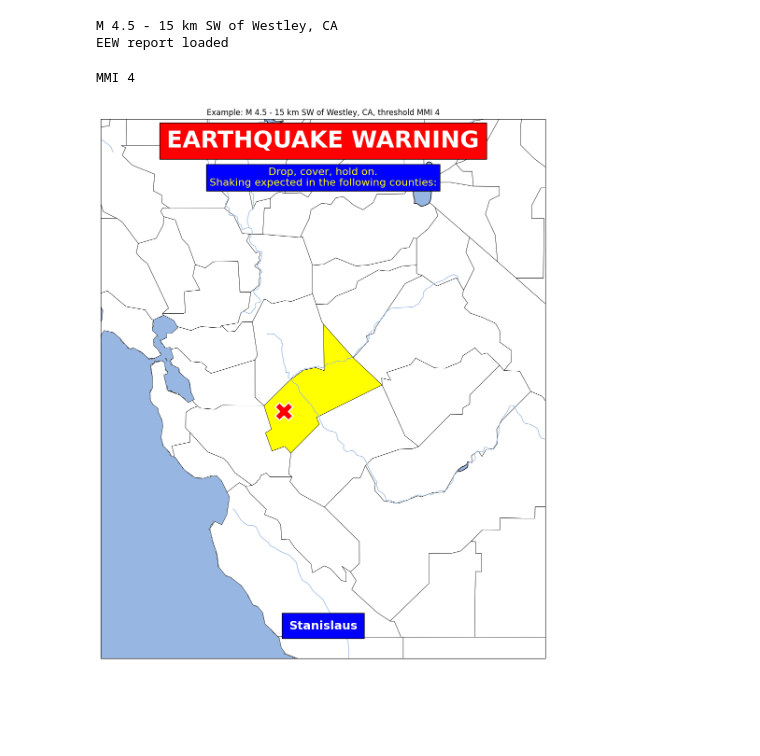
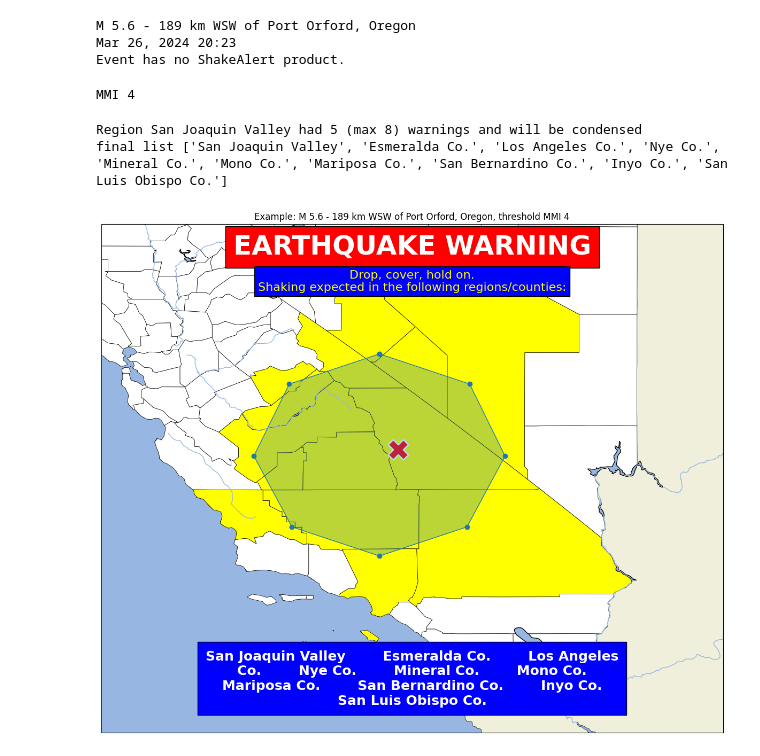
Before and after one commit to yair-franco/cal_eew_sim, a Jupyter notebook: usgs_api.ipynb, the cells around one changed output. Saved outputs shown, nothing was run; the diff lists cells and outputs as text; code cells hidden in the pictures; blank space fills up the shorter version.

```diff
--- a/usgs_api.ipynb
+++ b/usgs_api.ipynb
@@ -105,8 +138,8 @@ lims = [-127.376, -112.412, 31.166, 42.656]
 url = 'https://earthquake.usgs.gov/fdsnws/event/1/query'
 query = {
     "format": "geojson",
-    "starttime": '2022-01-01',
-    "minmagnitude": '4.5',
+    "starttime": '2020-01-01',
+    "minmagnitude": '5.5',
     "minlongitude": lims[0],
     "maxlongitude": lims[1],
     "minlatitude": lims[2],
@@ -118,4 +151,8 @@ r = requests.get(url, params=query)
 if r.status_code == 200:
     data = r.json()
 else:
+    data = None
     print("error")
+
+pprint(data['features'])
+print(len(data['features']))
@@ -142,6 +177,12 @@ data
 # %%
-event = data['features'][52]
-print(event['properties']['title'])
+event = data['features'][5]
+ev_name = event['properties']['title']
+ev_time = event['properties']['time']
+ev_utc = datetime.fromtimestamp(ev_time / 1000, UTC)
+ev_local = ev_utc.astimezone(ZoneInfo("America/Los_Angeles"))
+time_str = ev_local.strftime("%b %d, %Y %H:%M")
+print(ev_name)
+print(time_str)
 event_detail_url = event['properties']['detail']
 r2 = requests.get(event_detail_url)
 ss_detail = r2.json()
@@ -154,8 +195,9 @@ try:
 except:
     print("Event has no ShakeAlert product.")
 # %% [output]
-M 4.5 - 15 km SW of Westley, CA
-EEW report loaded
+M 5.6 - 189 km WSW of Port Orford, Oregon
+Mar 26, 2024 20:23
+Event has no ShakeAlert product.
 # %%
 try:
     alert = eew_data['alerts'][-1]['features']
@@ -204,7 +246,7 @@ if len("".join(warned_names)) >= 50:
 
     # First pass: identify and add condensed regions
     for r in reversed(regions):
-        if warns_per_region[r] >= len(regions[r]) - 3:
+        if warns_per_region[r] >= len(regions[r]) - 3 or warns_per_region[r] > 7:
             print(f"Region {r} had {warns_per_region[r]} (max {len(regions[r])}) warnings and will be condensed")
             warned_areas.insert(0, r)  # Add region to front
             regions_used = True
@@ -224,6 +266,9 @@ if len("".join(warned_names)) >= 50:
     print(f'final list {final_warned_areas}')
 else:
     final_warned_areas = warned_names
+# %% [output]
+Region San Joaquin Valley had 5 (max 8) warnings and will be condensed
+final list ['San Joaquin Valley', 'Esmeralda Co.', 'Los Angeles Co.', 'Nye Co.', 'Mineral Co.', 'Mono Co.', 'Mariposa Co.', 'San Bernardino Co.', 'Inyo Co.', 'San Luis Obispo Co.']
 # %%
 fig, axi = plt.subplots(1,1,figsize=(15,15), subplot_kw={'projection': ccrs.PlateCarree()})
 
@@ -235,36 +280,36 @@ calnev_counties.plot(ax=axi,color=colors,edgecolor='black',linewidth=0.5)
 # map_lims = [epix - poly_diameter, epix + poly_diameter, epiy - poly_diameter/1.5, epiy + poly_diameter/1.5]
 pad = 1.5
 x1, y1, x2, y2 = calnev_counties[calnev_counties['warned']==True].total_bounds
-map_lims = (x1 - pad, x2 + pad, y1 - pad, y2 + pad)
+map_lims = (x1 - pad, x2 + pad, y1 - pad/1.5, y2 + pad/1.5)
 
 axi.set_extent(map_lims)
 
 # axi.add_feature(cfeature.COASTLINE)
 # axi.add_feature(cfeature.BORDERS, linestyle=':')
 axi.add_feature(cfeature.LAND, edgecolor='black')
 axi.add_feature(cfeature.LAKES, edgecolor='black')
 axi.add_feature(cfeature.RIVERS)
 # axi.add_feature(cfeature.STATES)
 axi.add_feature(cfeature.OCEAN)
 
 
 ew_style = dict(boxstyle='square', facecolor='red', edgecolor='black')
 axi.text(0.5,0.98,'EARTHQUAKE WARNING',transform=axi.transAxes,fontsize=36,color='w',fontweight='bold',bbox=ew_style,va='top',ha='center')
 
 psa_text = "Drop, cover, hold on.\nShaking expected in the following counties:"
 if regions_used: psa_text = "Drop, cover, hold on.\nShaking expected in the following regions/counties:"
 psa_style = dict(boxstyle='square', facecolor='blue', edgecolor='black')
 axi.text(0.5,0.91,psa_text,transform=axi.transAxes,fontsize=16,color='yellow',bbox=psa_style,va='top',ha='center')
 
 # warned_areas_list = ["12345678943546758697123456789123456789012345678901234567890987654321234567890-"]
 warn_text = "\n".join(textwrap.wrap("        ".join(final_warned_areas), width=60))
 clist_style = dict(boxstyle='square', facecolor='blue', edgecolor='k', pad=0.6)
 axi.text(0.5,0.05,warn_text,transform=axi.transAxes,fontsize=18,color='w',fontweight='bold',bbox=clist_style,va='bottom',ha='center')
 
 axi.scatter(epix,epiy,marker='X',c='r',ec='white',linewidths=2,s=750)
-# plot_polygon(alert_poly)
+plot_polygon(alert_poly)
 
 axi.set_title(f"Example: {event['properties']['title']}, threshold {MMI}")
 plt.show()
 # %% [output]
-[figure, old version]
+[figure, new version]
```
Also changed, not shown: parts of 9 cells of this notebook.
